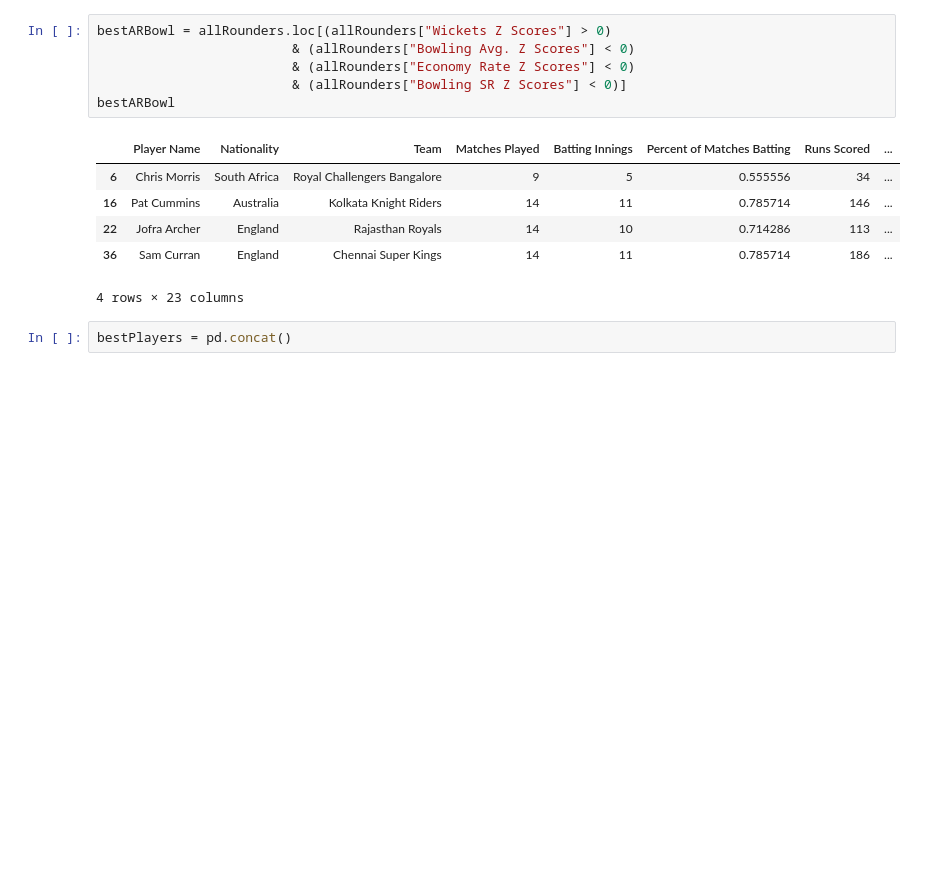
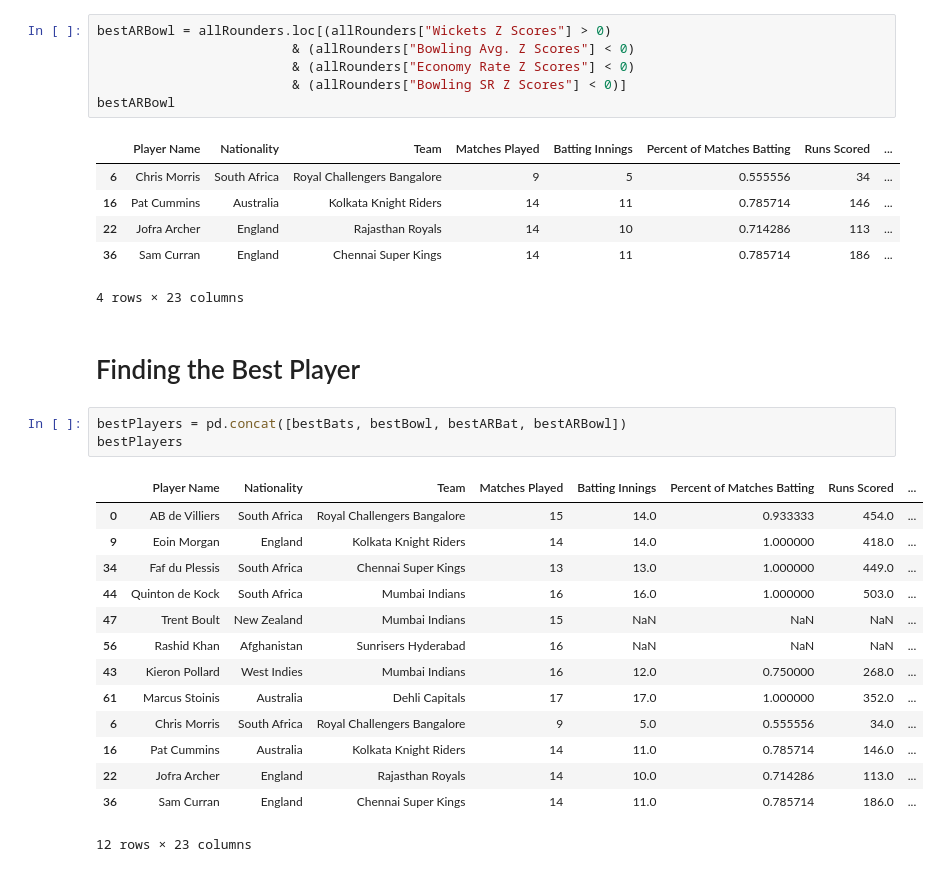
Before and after one commit to gprasad125/cricketProject, a Jupyter notebook: cricket.ipynb, the cells around one changed output. Cells and saved outputs as stored; diff of their text form; blank space fills up the shorter version.

Commit message:
found best players

```diff
--- a/cricket.ipynb
+++ b/cricket.ipynb
@@ -490,5 +490,23 @@ bestARBowl
 | 22 | Jofra Archer | England | Rajasthan Royals | 14 | 10 | 0.714286 | 113 | ... |
 | 36 | Sam Curran | England | Chennai Super Kings | 14 | 11 | 0.785714 | 186 | ... |
 4 rows × 23 columns
+# %% [markdown]
+# Finding the Best Player
 # %%
-bestPlayers = pd.concat()
+bestPlayers = pd.concat([bestBats, bestBowl, bestARBat, bestARBowl])
+bestPlayers
+# %% [output]
+|  | Player Name | Nationality | Team | Matches Played | Batting Innings | Percent of Matches Batting | Runs Scored | ... |
+| 0 | AB de Villiers | South Africa | Royal Challengers Bangalore | 15 | 14.0 | 0.933333 | 454.0 | ... |
+| 9 | Eoin Morgan | England | Kolkata Knight Riders | 14 | 14.0 | 1.000000 | 418.0 | ... |
+| 34 | Faf du Plessis | South Africa | Chennai Super Kings | 13 | 13.0 | 1.000000 | 449.0 | ... |
+| 44 | Quinton de Kock | South Africa | Mumbai Indians | 16 | 16.0 | 1.000000 | 503.0 | ... |
+| 47 | Trent Boult | New Zealand | Mumbai Indians | 15 | NaN | NaN | NaN | ... |
+| 56 | Rashid Khan | Afghanistan | Sunrisers Hyderabad | 16 | NaN | NaN | NaN | ... |
+| 43 | Kieron Pollard | West Indies | Mumbai Indians | 16 | 12.0 | 0.750000 | 268.0 | ... |
+| 61 | Marcus Stoinis | Australia | Dehli Capitals | 17 | 17.0 | 1.000000 | 352.0 | ... |
+| 6 | Chris Morris | South Africa | Royal Challengers Bangalore | 9 | 5.0 | 0.555556 | 34.0 | ... |
+| 16 | Pat Cummins | Australia | Kolkata Knight Riders | 14 | 11.0 | 0.785714 | 146.0 | ... |
+| 22 | Jofra Archer | England | Rajasthan Royals | 14 | 10.0 | 0.714286 | 113.0 | ... |
+| 36 | Sam Curran | England | Chennai Super Kings | 14 | 11.0 | 0.785714 | 186.0 | ... |
+12 rows × 23 columns
```
